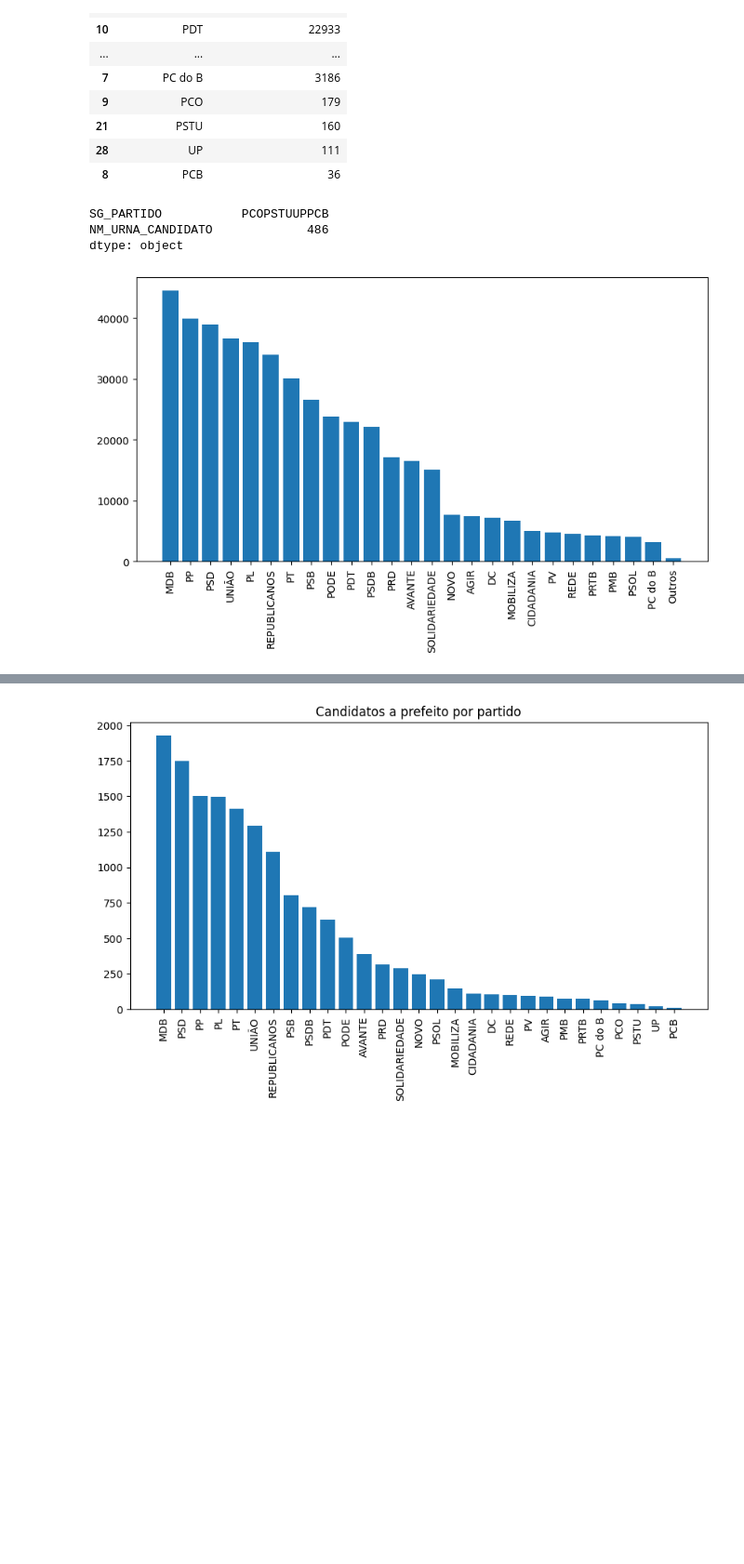
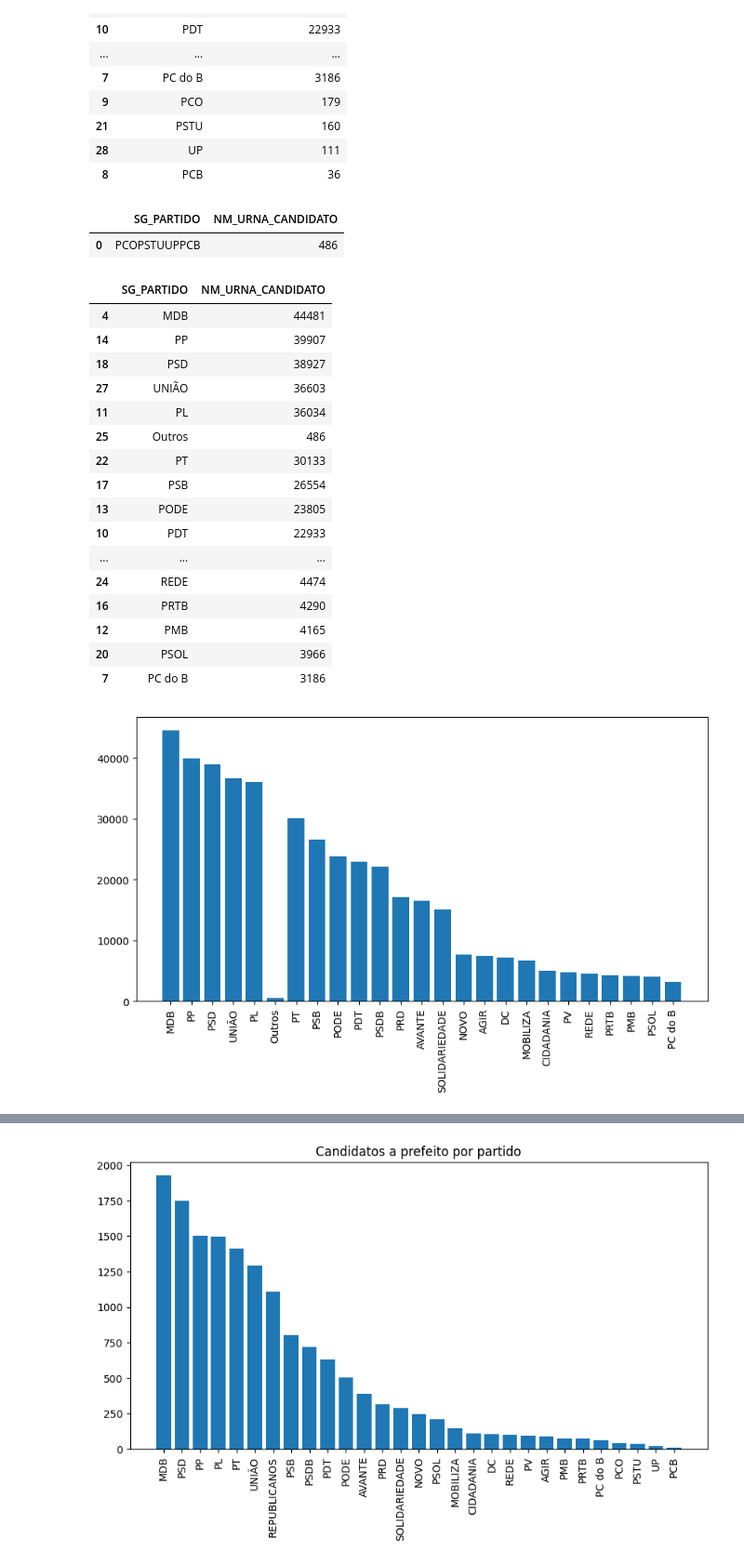
Before and after one commit to nfmmendes/eleicoes-2024-brasil, a Jupyter notebook: Eleições 2024.ipynb, the cells around one changed output, grey strips where cells are left out. Shown: that part at 93% size. Saved outputs shown, nothing was run; the diff lists cells and outputs as text; code cells hidden in the pictures; blank space fills up the shorter version.

Commit message:
Refactor table merge

```diff
--- a/Eleições 2024.ipynb
+++ b/Eleições 2024.ipynb
@@ -189,22 +189,40 @@ display(df_candidatos_por_partido)
 | 28 | UP | 111 |
 | 8 | PCB | 36 |
 # %%
-candidatos_partidos_pequenos = df_candidatos_por_partido[df_candidatos_por_partido["NM_URNA_CANDIDATO"] < 1000].sum()
-display(candidatos_partidos_pequenos)
+candidatos_partidos_pequenos = pd.DataFrame(df_candidatos_por_partido[df_candidatos_por_partido["NM_URNA_CANDIDATO"] < 1000].sum())
+display(candidatos_partidos_pequenos.T)
 # %% [output]
-SG_PARTIDO           PCOPSTUUPPCB
-NM_URNA_CANDIDATO             486
-dtype: object
+|  | SG_PARTIDO | NM_URNA_CANDIDATO |
+| 0 | PCOPSTUUPPCB | 486 |
 # %%
 df_candidatos_por_partido = df_candidatos_por_partido[df_candidatos_por_partido["NM_URNA_CANDIDATO"]>= 1000]
-df_candidatos_por_partido = df_candidatos_por_partido.append([candidatos_partidos_pequenos], ignore_index=True)
-df_candidatos_por_partido.loc[df_candidatos_por_partido.index[-1], "SG_PARTIDO"] = "Outros"
+row =  ["Outros",candidatos_partidos_pequenos.T.iloc[0]["NM_URNA_CANDIDATO"]]
+df_candidatos_por_partido.loc[len(df_candidatos_por_partido)] = row
+display(df_candidatos_por_partido)
+#df_candidatos_por_partido.loc[df_candidatos_por_partido.index[-1], "SG_PARTIDO"] = "Outros"
 figure = plt.figure(figsize=(10, 5))
 plt.xticks(rotation=90)
 plt.bar(df_candidatos_por_partido["SG_PARTIDO"], df_candidatos_por_partido["NM_URNA_CANDIDATO"])
 plt.show()
 # %% [output]
+|  | SG_PARTIDO | NM_URNA_CANDIDATO |
+| 4 | MDB | 44481 |
+| 14 | PP | 39907 |
+| 18 | PSD | 38927 |
+| 27 | UNIÃO | 36603 |
+| 11 | PL | 36034 |
+| 25 | Outros | 486 |
+| 22 | PT | 30133 |
+| 17 | PSB | 26554 |
+| 13 | PODE | 23805 |
+| 10 | PDT | 22933 |
+| ... | ... | ... |
+| 24 | REDE | 4474 |
+| 16 | PRTB | 4290 |
+| 12 | PMB | 4165 |
+| 20 | PSOL | 3966 |
+| 7 | PC do B | 3186 |
-[figure, old version]
+[figure, new version]
 # %%
 df_cand_por_partido_e_cargo = df[df["DS_CARGO"] == "VEREADOR"][["NM_URNA_CANDIDATO", "SG_PARTIDO"]].groupby(["SG_PARTIDO"], as_index=False).count()
 df_cand_por_partido_e_cargo = df_cand_por_partido_e_cargo.rename(columns={"NM_URNA_CANDIDATO": "VEREADOR"}).rename(columns={"NM_URNA_CANDIDATO": "VEREADOR"})
```
Also changed, not shown: parts of 3 cells of this notebook.
